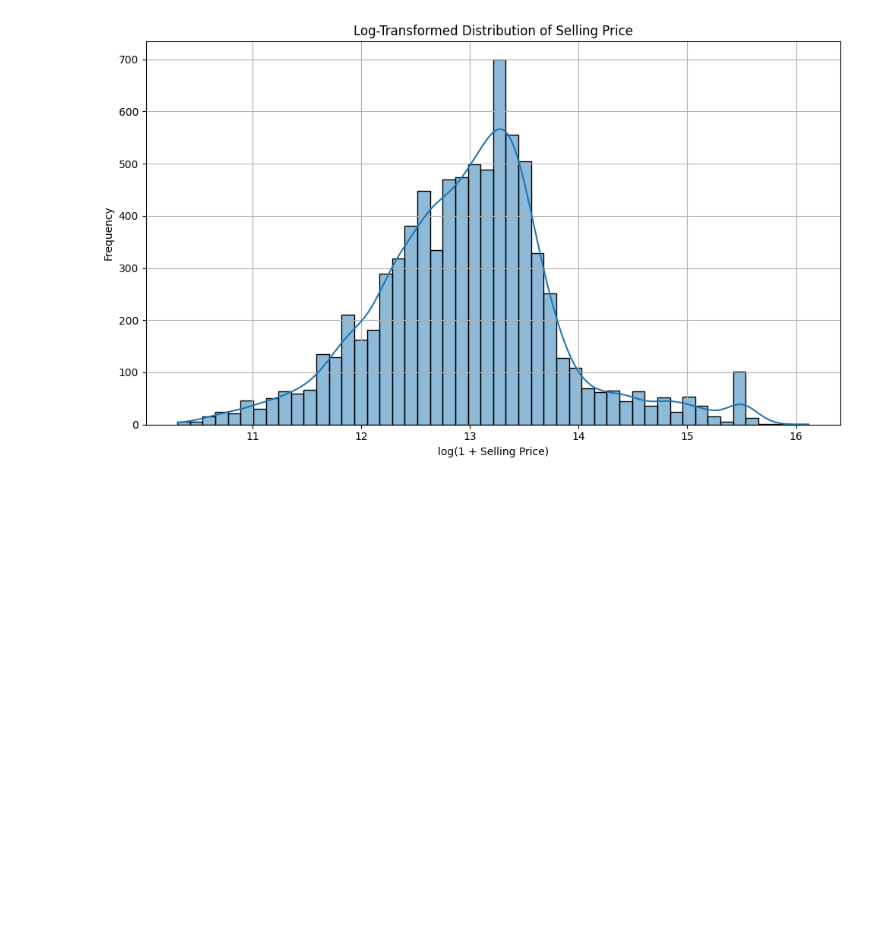
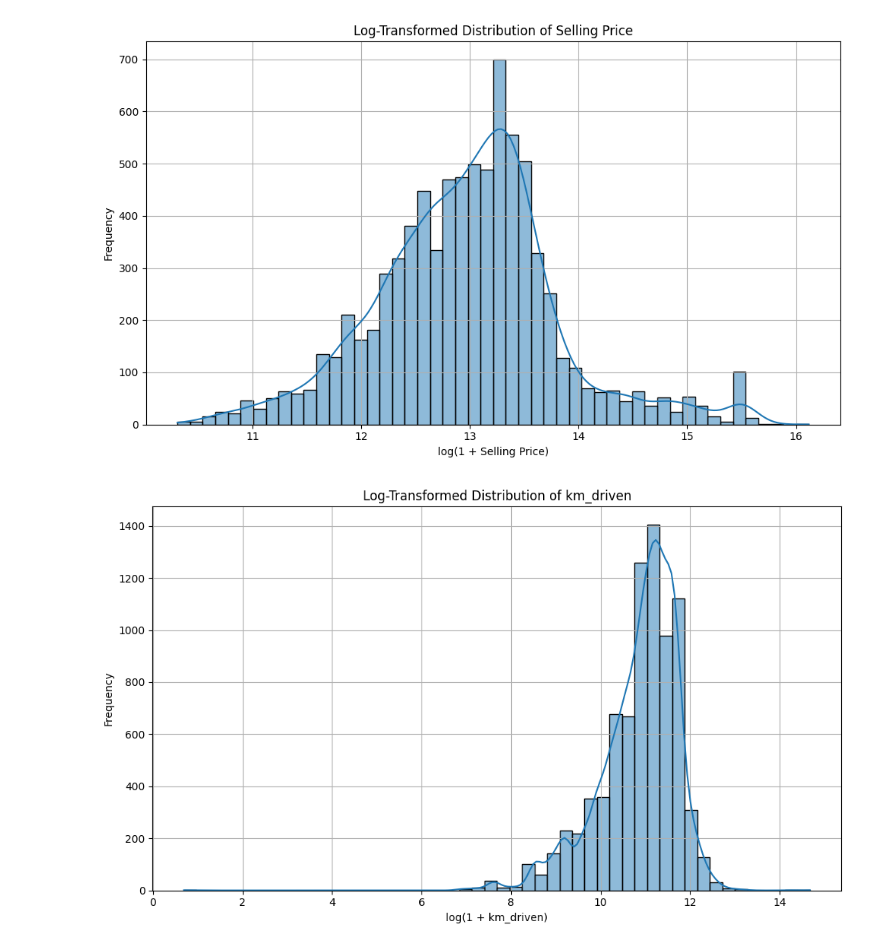
Before and after one commit to sameershrestha00/Car_Price_Prediction, a Jupyter notebook: car_selling_prediction.ipynb, the cells around one changed output. Drawn from its saved outputs; the diff is of its cells as text; code cells hidden in the pictures; blank space fills up the shorter version.

```diff
--- a/car_selling_prediction.ipynb
+++ b/car_selling_prediction.ipynb
@@ -330,6 +328,8 @@ plt.tight_layout()
 plt.show()
 # %% [output]
 [figure]
+# %%
+df['car_age'] = 2025 - df['year']
 # %%
 df['log_selling_price'] = np.log1p(df['selling_price'])
 # Plot the transformed distribution
@@ -343,3 +343,18 @@ plt.tight_layout()
 plt.show()
 # %% [output]
 [figure]
+# %%
+# Log transformation of km_driven to reduce skewness and impact of outliers
+df['log_km_driven'] = np.log1p(df['km_driven'])
+
+# Optional: visualize the transformed distribution
+plt.figure(figsize=(10, 6))
+sns.histplot(df['log_km_driven'], kde=True, bins=50)
+plt.title('Log-Transformed Distribution of km_driven')
+plt.xlabel('log(1 + km_driven)')
+plt.ylabel('Frequency')
+plt.grid(True)
+plt.tight_layout()
+plt.show()
+# %% [output]
+[figure, added]
```
Also changed, not shown: parts of 15 cells of this notebook.
